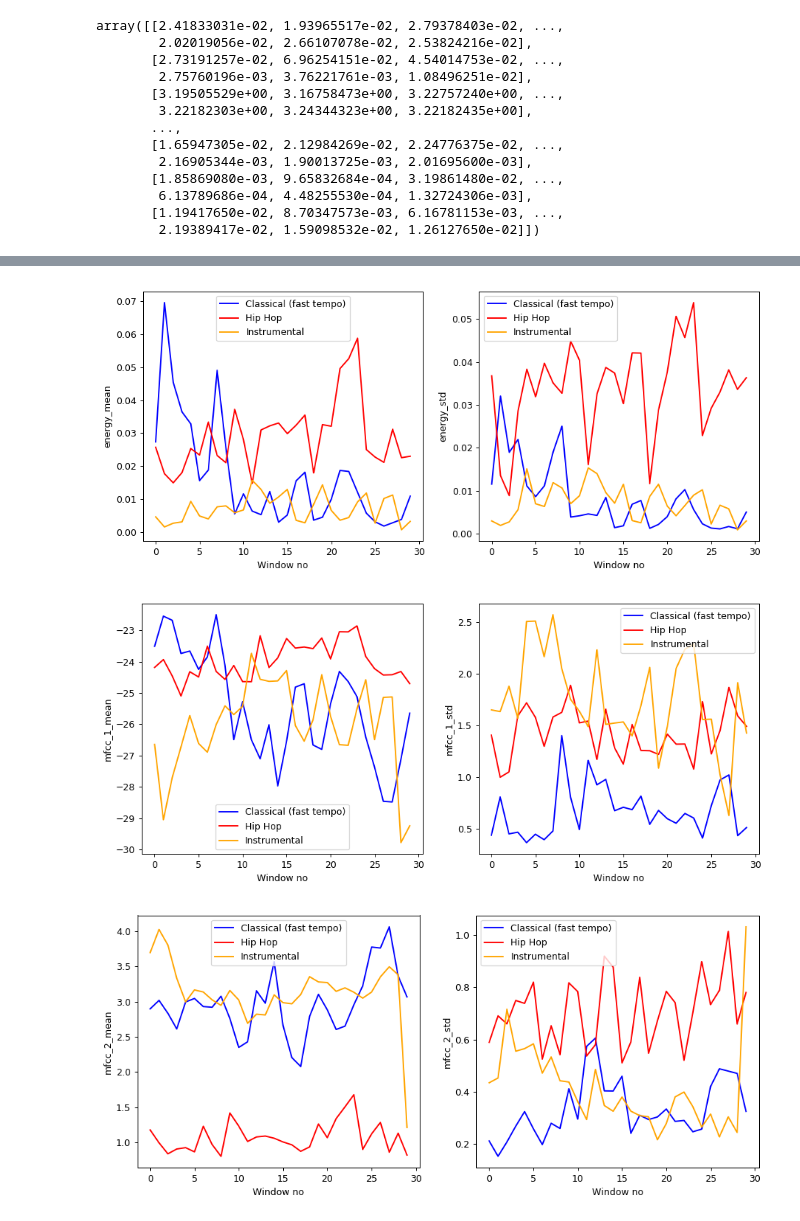
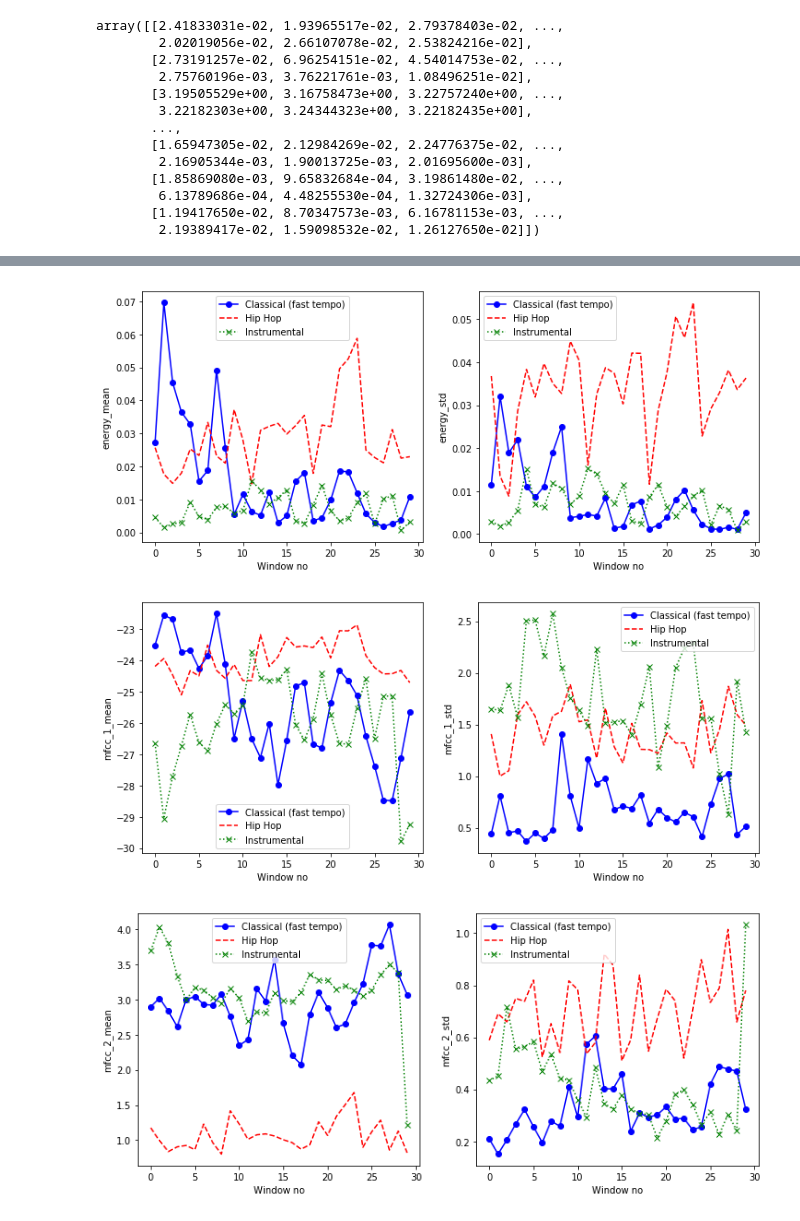
Before and after one commit to matheushjs/ElfMClass, a Jupyter notebook: plotter.ipynb, the cells around one changed output, grey strips where cells are left out. Drawn from its saved outputs; the diff is of its cells as text; code cells hidden in the pictures.

```diff
--- a/plotter.ipynb
+++ b/plotter.ipynb
@@ -50,17 +50,17 @@ for i in range(len(featsIdx)):
     plt.figure(figsize=(12,5))
 
     plt.subplot(1,2,1)
-    plt.plot(mterm1[featIdx,:], c="b", label="Classical (fast tempo)");
-    plt.plot(mterm2[featIdx,:], c="r", label="Hip Hop");
-    plt.plot(mterm3[featIdx,:], c="orange", label="Instrumental");
+    plt.plot(mterm1[featIdx,:], "bo-", label="Classical (fast tempo)");
+    plt.plot(mterm2[featIdx,:], "r--", label="Hip Hop");
+    plt.plot(mterm3[featIdx,:], "gx:", label="Instrumental");
     plt.xlabel("Window no")
     plt.ylabel(f_names1[featIdx])
     plt.legend()
 
     plt.subplot(1,2,2)
-    plt.plot(mterm1[featIdx+34,:], c="b", label="Classical (fast tempo)");
-    plt.plot(mterm2[featIdx+34,:], c="r", label="Hip Hop");
-    plt.plot(mterm3[featIdx+34,:], c="orange", label="Instrumental");
+    plt.plot(mterm1[featIdx+34,:], "bo-", label="Classical (fast tempo)");
+    plt.plot(mterm2[featIdx+34,:], "r--", label="Hip Hop");
+    plt.plot(mterm3[featIdx+34,:], "gx:", label="Instrumental");
     plt.xlabel("Window no")
     plt.ylabel(f_names1[featIdx+34])
     plt.legend()
@@ -72,3 +72,3 @@ for i in range(len(featsIdx)):
-[figure, old version]
+[figure, new version]
-[figure, old version]
+[figure, new version]
-[figure, old version]
+[figure, new version]
```
Also changed, not shown: parts of 1 cell of this notebook.
